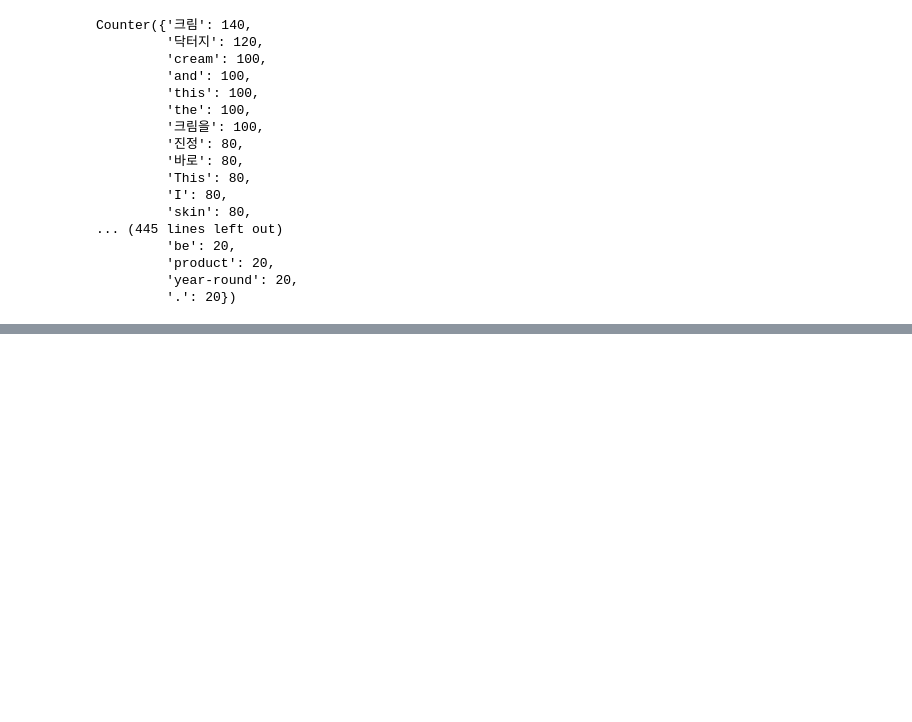
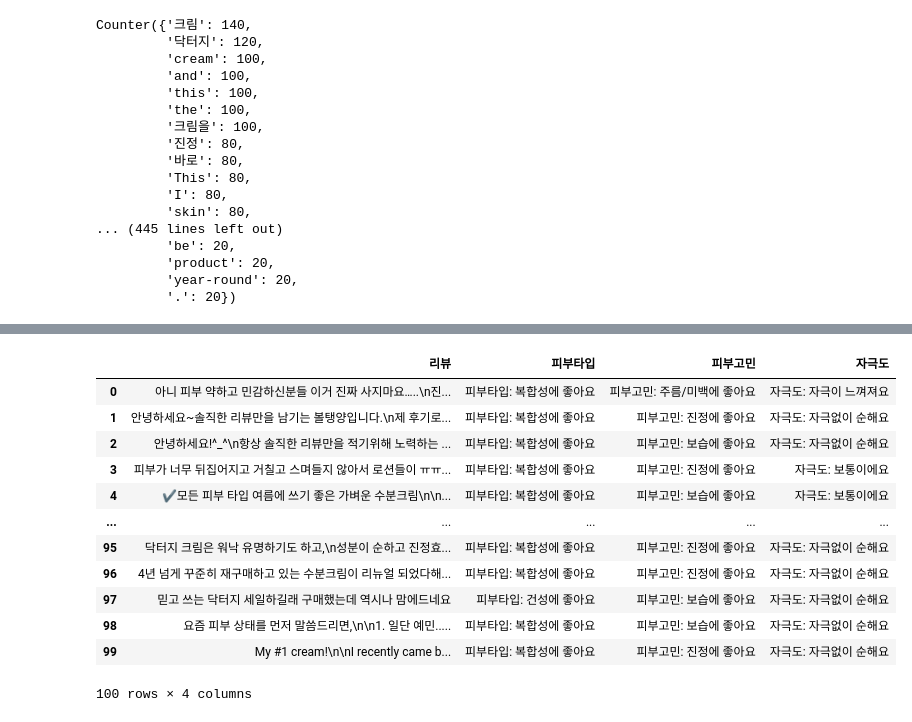
Before and after one commit to jisoo78/sesacproject, a Jupyter notebook: NLP.ipynb, the cells around one changed output, grey strips where cells are left out. Cells and saved outputs as stored; diff of their text form; code cells hidden in the pictures; blank space fills up the shorter version.

```diff
--- a/NLP.ipynb
+++ b/NLP.ipynb
@@ -173,12 +227,14 @@ df.to_csv("reviews.csv", index=False, encoding="utf-8-sig")
 # %%
 import pandas as pd
 
-reviews = []
+all_reviews = []
 
 num_pages = 5
 # 5번 페이지까지 출력
 # 함수 지정
 for page in range(1, num_pages+1):
+    reviews = []
+
     for index in range(1, 11):
         xpath = f'//*[@id="gdasList"]/li[{index}]/div[2]/div[3]'
         temp = driver.find_elements(By.XPATH, xpath)
@@ -189,22 +245,30 @@ for page in range(1, num_pages+1):
         else:
             reviews.append(None)
 
+    all_reviews.extend(reviews)
+#gdasContentsArea > div > div.pageing > a:nth-child(3)
+    # try:
+    #     if page % 10 != 0:
+    #         if page // 10 < 1:
+    #             page_button = driver.find_element(By.CSS_SELECTOR, f"#gdasContentsArea > div > div.pageing > a:nth-child({page + 1}))")
+    #             page_button.click()
+    #         else:
+    #             page_button = driver.find_element(By.CSS_SELECTOR, f"#gdasContentsArea > div > div.pageing > a.next({page%10+1})")
+    #             page_button.click()
+    #             break
+    # except:
+    #     pass
+
     try:
-        if page % 10 != 0:
-            if page // 10 < 1:
-                page_button = driver.find_element(By.CSS_SELECTOR, f"#gdasContentsArea > div > div.pageing > a.next({page%10+1})")
-                page_button.click()
-            else:
-                page_button = driver.find_element(By.CSS_SELECTOR, f"#gdasContentsArea > div > div.pageing > a.next({page%10+1})")
-                page_button.click()
-                break
-    except:
-        pass
-    print(f"{page} : 크롤링 완료")
+        next_button = WebDriverWait(driver, 10).until(
+            EC.element_to_be_clickable((By.CSS_SELECTOR, f"#gdasContentsArea > div > div.pageing > a:nth-child({page + 1})"))
+        )
+        next_button.click()
+    except Exception as e:
+        print(f"Error moving to page {page + 1}: {e}")
 
+    df = pd.DataFrame(all_reviews, columns=["리뷰"])
 
-
-    df = pd.DataFrame(reviews, columns=["리뷰"])
     print(df)
 
     df.to_csv("reviews.csv", index=False, encoding="utf-8-sig")
@@ -423,0 +623,16 @@ Counter({'크림': 140,
+# %%
+df_review_cos1
+# %% [output]
+|  | 리뷰 | 피부타입 | 피부고민 | 자극도 |
+| 0 | 아니 피부 약하고 민감하신분들 이거 진짜 사지마요…..\n진... | 피부타입: 복합성에 좋아요 | 피부고민: 주름/미백에 좋아요 | 자극도: 자극이 느껴져요 |
+| 1 | 안녕하세요~솔직한 리뷰만을 남기는 볼탱양입니다.\n제 후기로... | 피부타입: 복합성에 좋아요 | 피부고민: 진정에 좋아요 | 자극도: 자극없이 순해요 |
+| 2 | 안녕하세요!^_^\n항상 솔직한 리뷰만을 적기위해 노력하는 ... | 피부타입: 복합성에 좋아요 | 피부고민: 보습에 좋아요 | 자극도: 자극없이 순해요 |
+| 3 | 피부가 너무 뒤집어지고 거칠고 스며들지 않아서 로션들이 ㅠㅠ... | 피부타입: 복합성에 좋아요 | 피부고민: 진정에 좋아요 | 자극도: 보통이에요 |
+| 4 | ✔️모든 피부 타입 여름에 쓰기 좋은 가벼운 수분크림\n\n... | 피부타입: 복합성에 좋아요 | 피부고민: 보습에 좋아요 | 자극도: 보통이에요 |
+| ... | ... | ... | ... | ... |
+| 95 | 닥터지 크림은 워낙 유명하기도 하고,\n성분이 순하고 진정효... | 피부타입: 복합성에 좋아요 | 피부고민: 진정에 좋아요 | 자극도: 자극없이 순해요 |
+| 96 | 4년 넘게 꾸준히 재구매하고 있는 수분크림이 리뉴얼 되었다해... | 피부타입: 복합성에 좋아요 | 피부고민: 진정에 좋아요 | 자극도: 자극없이 순해요 |
+| 97 | 믿고 쓰는 닥터지 세일하길래 구매했는데 역시나 맘에드네요 | 피부타입: 건성에 좋아요 | 피부고민: 보습에 좋아요 | 자극도: 자극없이 순해요 |
+| 98 | 요즘 피부 상태를 먼저 말씀드리면,\n\n1. 일단 예민..... | 피부타입: 복합성에 좋아요 | 피부고민: 보습에 좋아요 | 자극도: 자극없이 순해요 |
+| 99 | My #1 cream!\n\nI recently came b... | 피부타입: 복합성에 좋아요 | 피부고민: 진정에 좋아요 | 자극도: 자극없이 순해요 |
+100 rows × 4 columns
```
Also changed, not shown: parts of 12 cells of this notebook.
